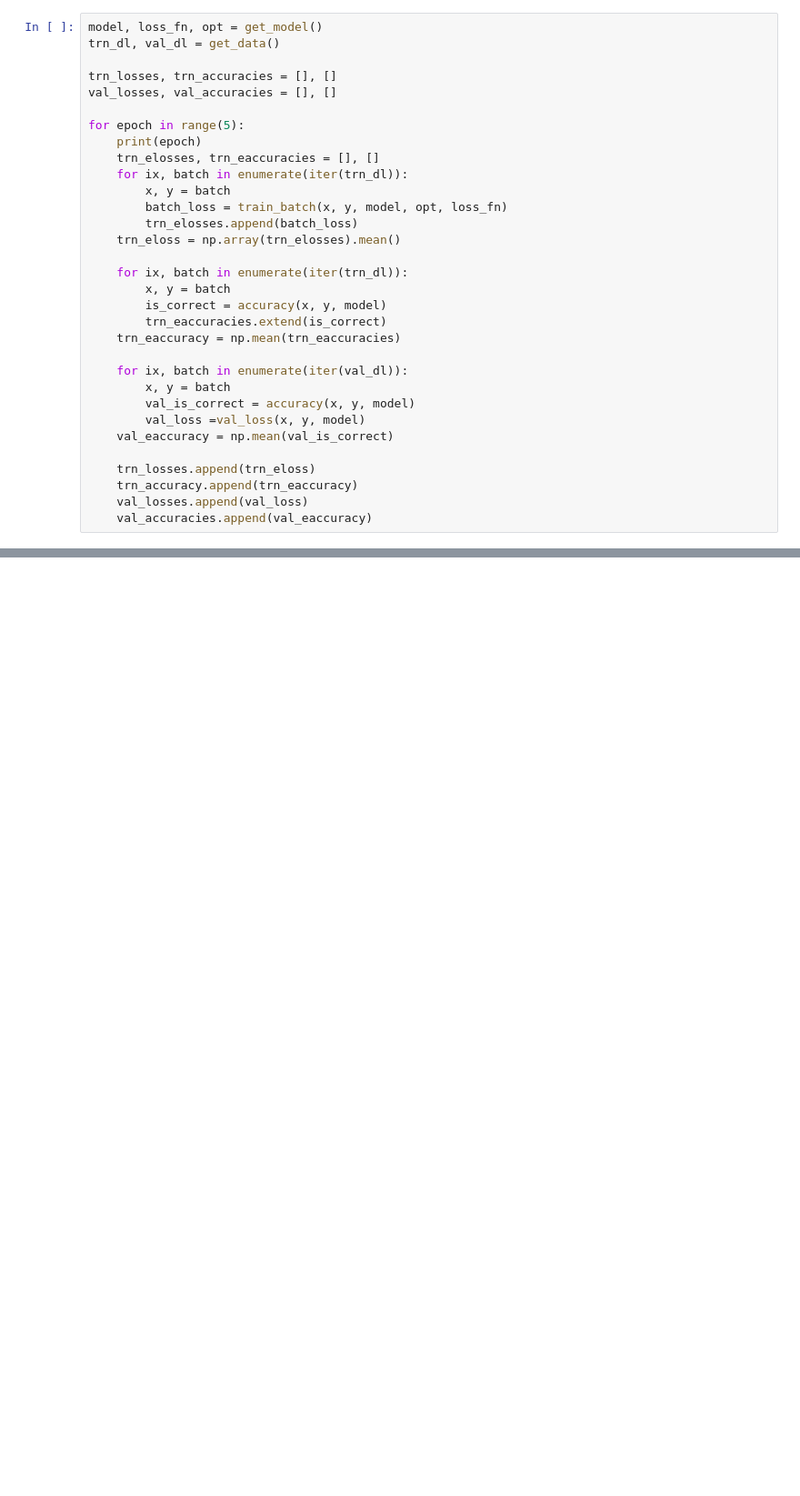
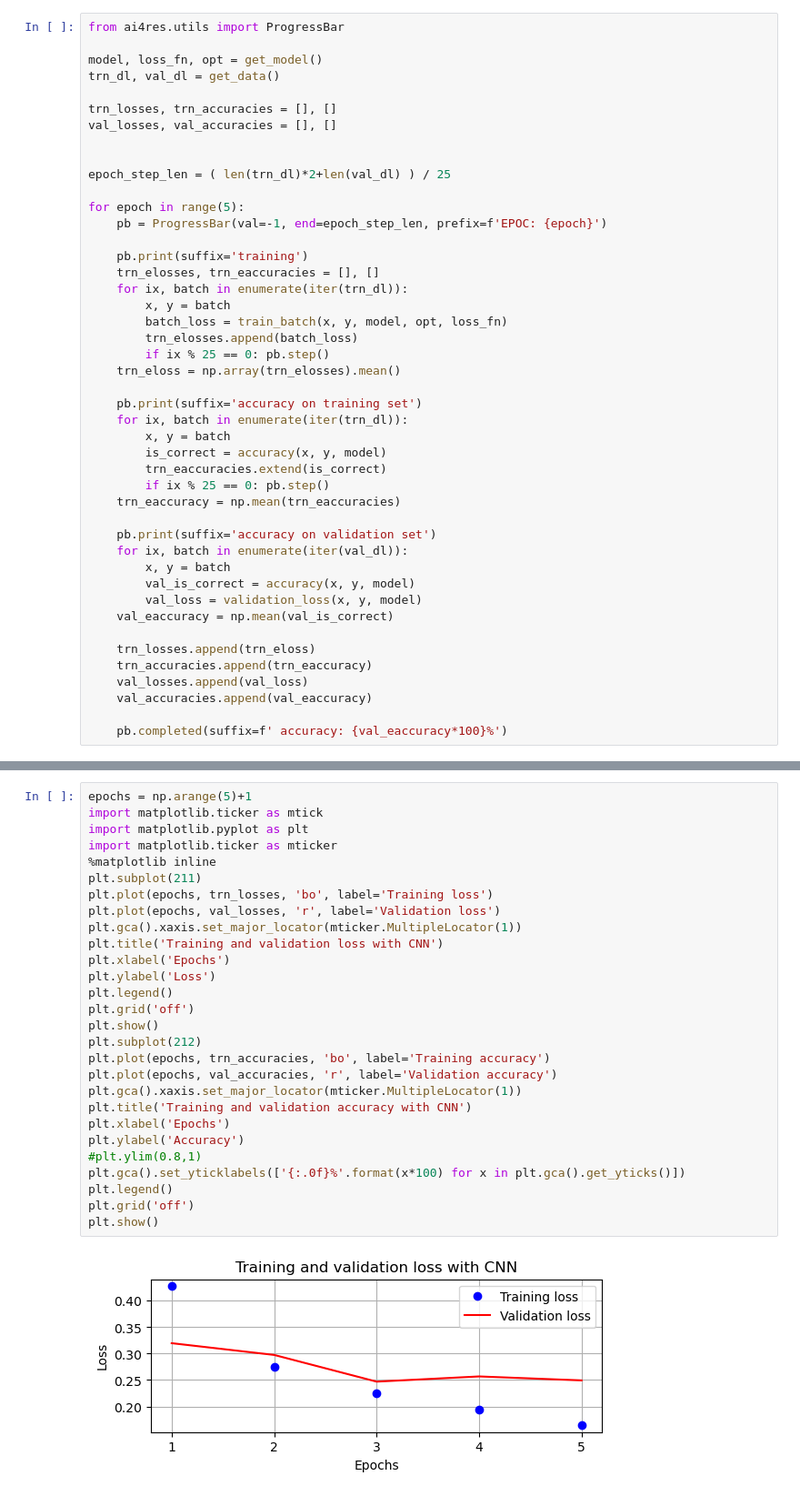
Before and after one commit to max-ai4res/ParkRadar, a Jupyter notebook: C4-CNN-classify images-p186.ipynb, the cells around one changed output, grey strips where cells are left out. Shown at 91% size. Saved outputs shown, nothing was run; the diff lists cells and outputs as text; blank space fills up the shorter version.

```diff
--- a/C4-CNN-classify images-p186.ipynb
+++ b/C4-CNN-classify images-p186.ipynb
@@ -118,33 +106,46 @@ Estimated Total Size (MB): 3.87
 # %%
+from ai4res.utils import ProgressBar
+
 model, loss_fn, opt = get_model()
 trn_dl, val_dl = get_data()
 
 trn_losses, trn_accuracies = [], []
 val_losses, val_accuracies = [], []
 
+
+epoch_step_len = ( len(trn_dl)*2+len(val_dl) ) / 25
+
 for epoch in range(5):
-    print(epoch)
+    pb = ProgressBar(val=-1, end=epoch_step_len, prefix=f'EPOC: {epoch}')
+
+    pb.print(suffix='training')
     trn_elosses, trn_eaccuracies = [], []
     for ix, batch in enumerate(iter(trn_dl)):
         x, y = batch
         batch_loss = train_batch(x, y, model, opt, loss_fn)
         trn_elosses.append(batch_loss)
+        if ix % 25 == 0: pb.step()
     trn_eloss = np.array(trn_elosses).mean()
 
+    pb.print(suffix='accuracy on training set')
     for ix, batch in enumerate(iter(trn_dl)):
         x, y = batch
         is_correct = accuracy(x, y, model)
         trn_eaccuracies.extend(is_correct)
+        if ix % 25 == 0: pb.step()
     trn_eaccuracy = np.mean(trn_eaccuracies)
 
+    pb.print(suffix='accuracy on validation set')
     for ix, batch in enumerate(iter(val_dl)):
         x, y = batch
         val_is_correct = accuracy(x, y, model)
-        val_loss =val_loss(x, y, model)
+        val_loss = validation_loss(x, y, model)
     val_eaccuracy = np.mean(val_is_correct)
 
     trn_losses.append(trn_eloss)
-    trn_accuracy.append(trn_eaccuracy)
+    trn_accuracies.append(trn_eaccuracy)
     val_losses.append(val_loss)
     val_accuracies.append(val_eaccuracy)
+
+    pb.completed(suffix=f' accuracy: {val_eaccuracy*100}%')
 # %% [output]
@@ -151,0 +157,30 @@ ModuleNotFoundError: No module named 'ai4res_utils'
+# %%
+epochs = np.arange(5)+1
+import matplotlib.ticker as mtick
+import matplotlib.pyplot as plt
+import matplotlib.ticker as mticker
+%matplotlib inline
+plt.subplot(211)
+plt.plot(epochs, trn_losses, 'bo', label='Training loss')
+plt.plot(epochs, val_losses, 'r', label='Validation loss')
+plt.gca().xaxis.set_major_locator(mticker.MultipleLocator(1))
+plt.title('Training and validation loss with CNN')
+plt.xlabel('Epochs')
+plt.ylabel('Loss')
+plt.legend()
+plt.grid('off')
+plt.show()
+plt.subplot(212)
+plt.plot(epochs, trn_accuracies, 'bo', label='Training accuracy')
+plt.plot(epochs, val_accuracies, 'r', label='Validation accuracy')
+plt.gca().xaxis.set_major_locator(mticker.MultipleLocator(1))
+plt.title('Training and validation accuracy with CNN')
+plt.xlabel('Epochs')
+plt.ylabel('Accuracy')
+#plt.ylim(0.8,1)
+plt.gca().set_yticklabels(['{:.0f}%'.format(x*100) for x in plt.gca().get_yticks()])
+plt.legend()
+plt.grid('off')
+plt.show()
+# %% [output]
+[figure, added]
```
Also changed, not shown: parts of 7 cells of this notebook, 1 other file.
